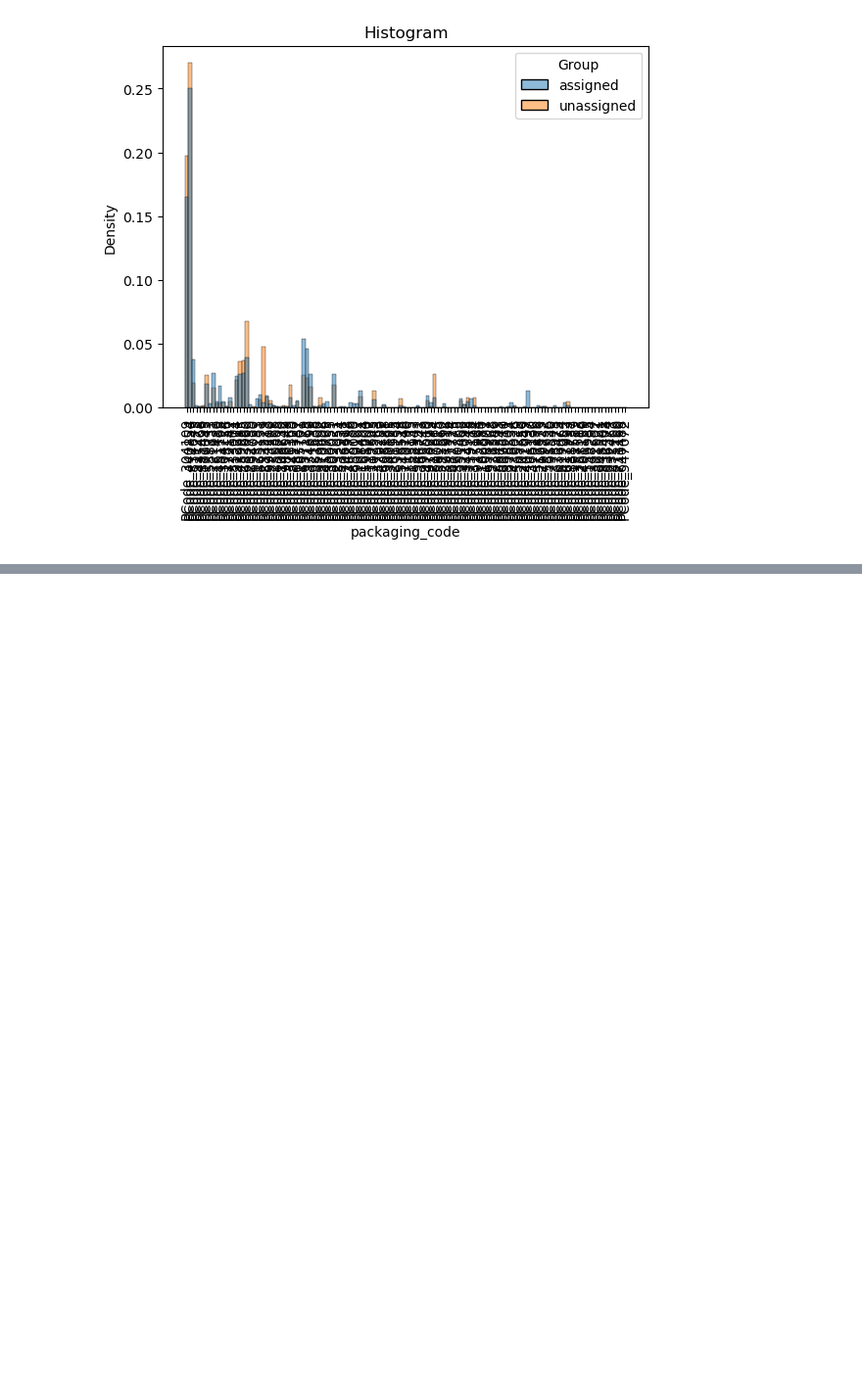
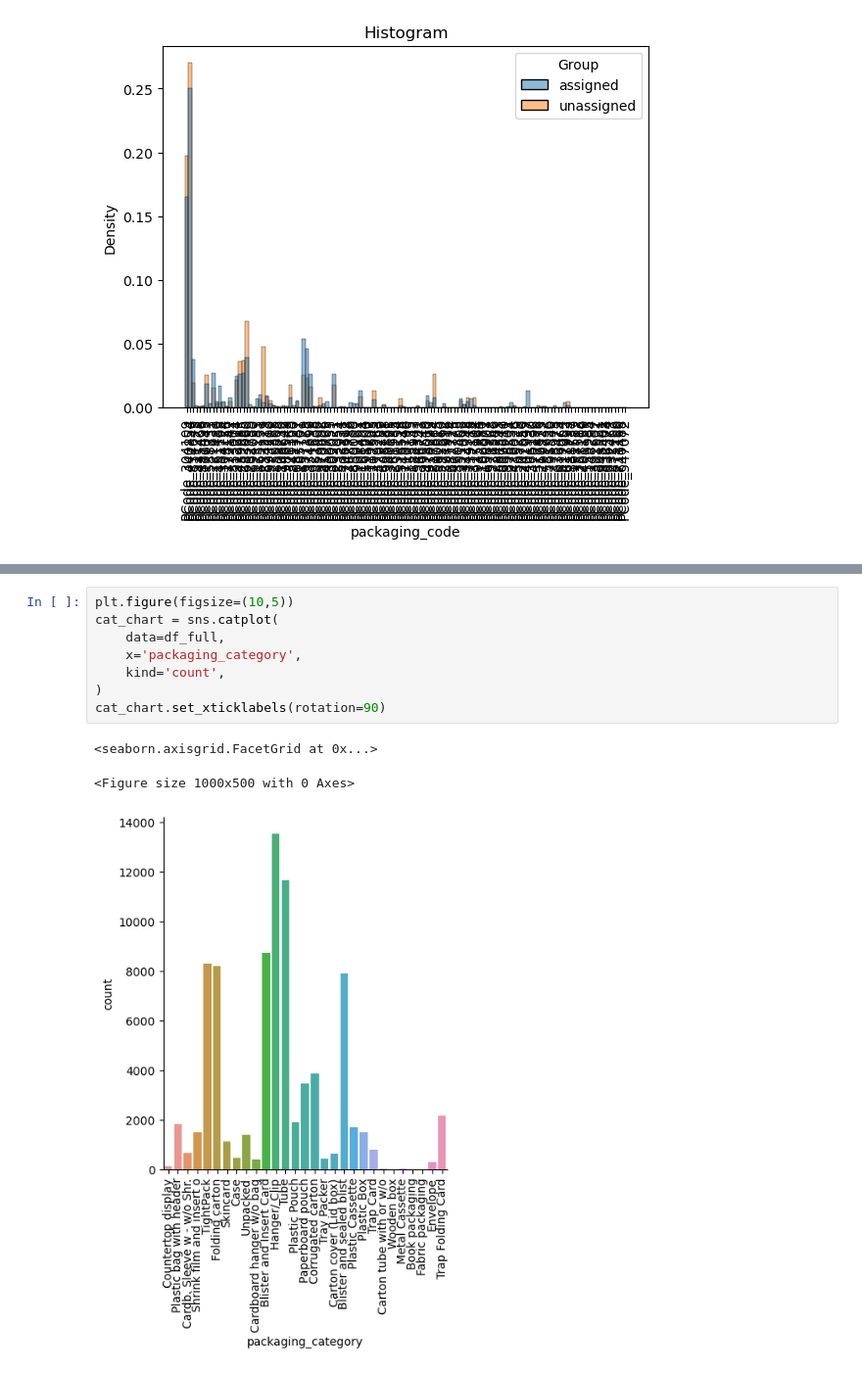
Before and after one commit to tiefenthaler/pytorch-lightning-tabular-classification, a Jupyter notebook: notebooks/11_data_analysis.ipynb, the cells around one changed output, grey strips where cells are left out. Shown at 98% size. Drawn from its saved outputs; the diff is of its cells as text; blank space fills up the shorter version.

```diff
--- a/notebooks/11_data_analysis.ipynb
+++ b/notebooks/11_data_analysis.ipynb
@@ -605,0 +648,12 @@ Text(0.5, 1.0, 'Histogram')
+# %%
+plt.figure(figsize=(10,5))
+cat_chart = sns.catplot(
+    data=df_full,
+    x='packaging_category',
+    kind='count',
+)
+cat_chart.set_xticklabels(rotation=90)
+# %% [output]
+<seaborn.axisgrid.FacetGrid at 0x...>
+<Figure size 1000x500 with 0 Axes>
+[figure, added]
```
Also changed, not shown: parts of 5 cells of this notebook, 2 other files.
